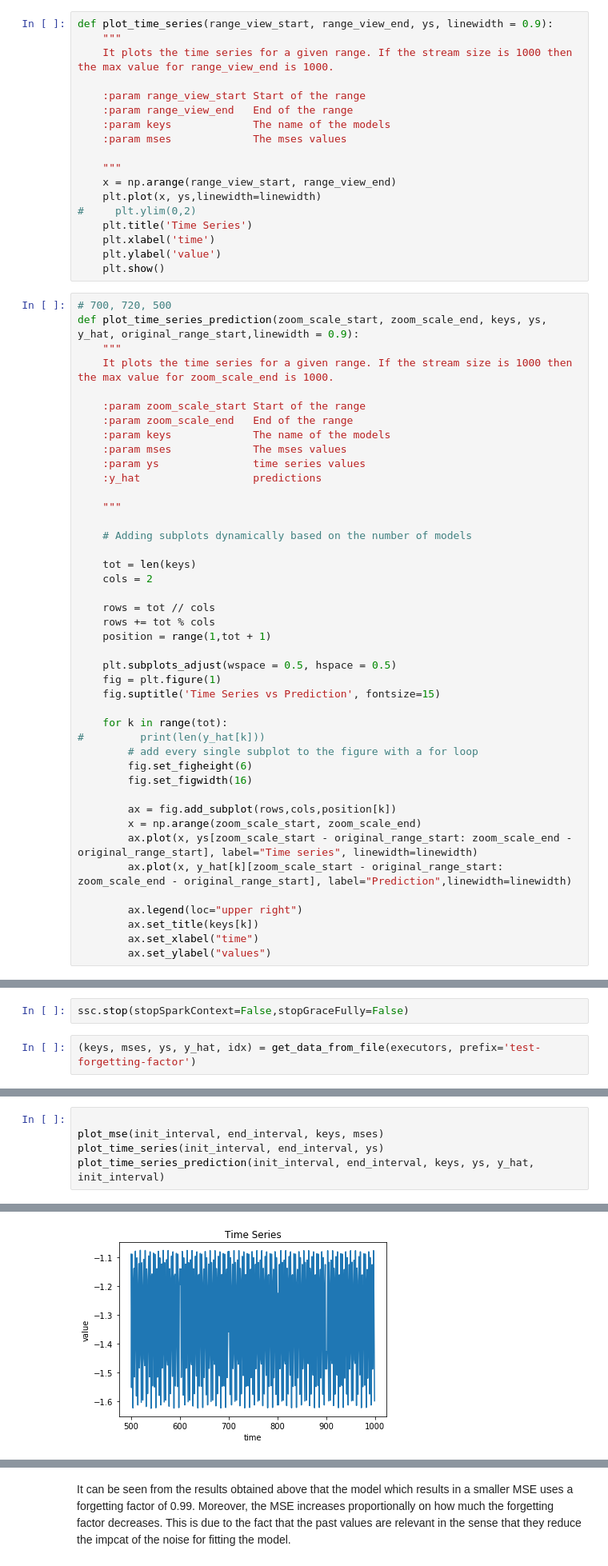
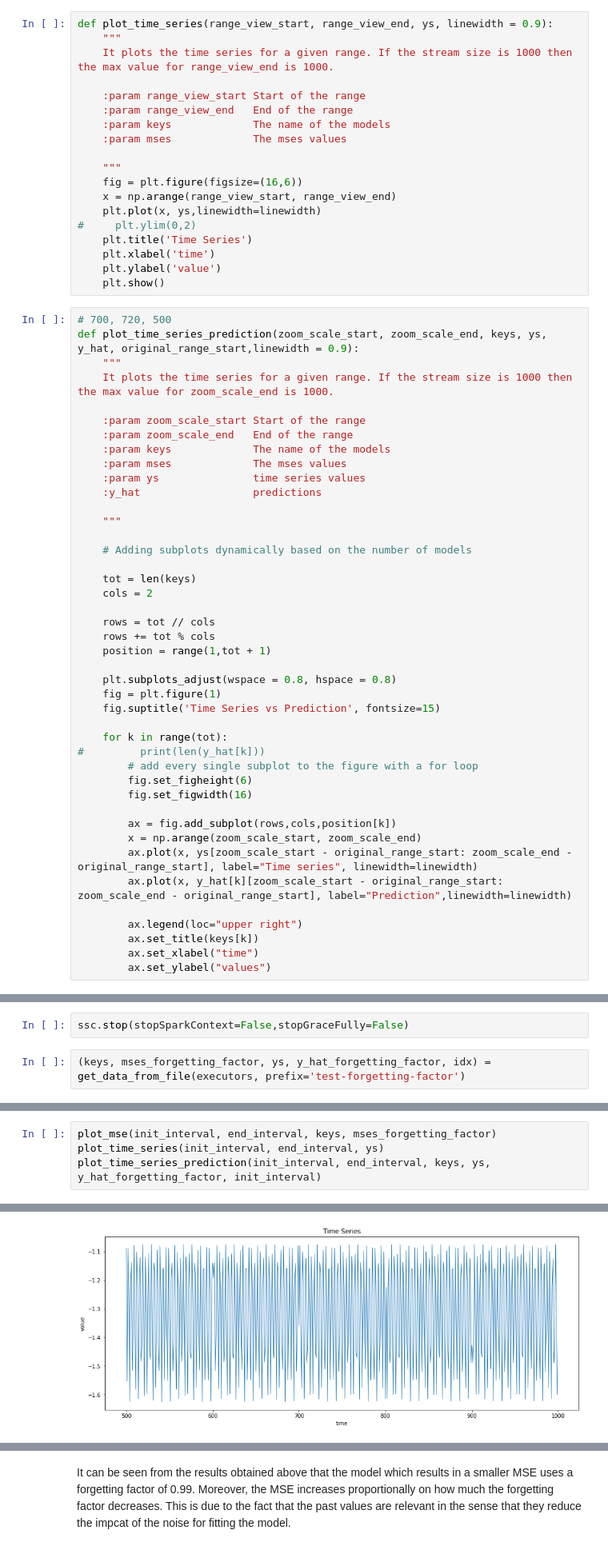
Before and after one commit to joangerard/time-series-predictor, a Jupyter notebook: src/consumer.ipynb, the cells around one changed output, grey strips where cells are left out. Shown at 80% size. Cells and saved outputs as stored; diff of their text form.

```diff
--- a/src/consumer.ipynb
+++ b/src/consumer.ipynb
@@ -174,6 +175,7 @@ def plot_time_series(range_view_start, range_view_end, ys, linewidth = 0.9):
     :param mses             The mses values
 
     """
+    fig = plt.figure(figsize=(16,6))
     x = np.arange(range_view_start, range_view_end)
     plt.plot(x, ys,linewidth=linewidth)
 #     plt.ylim(0,2)
@@ -205,7 +207,7 @@ def plot_time_series_prediction(zoom_scale_start, zoom_scale_end, keys, ys, y_ha
     rows += tot % cols
     position = range(1,tot + 1)
 
-    plt.subplots_adjust(wspace = 0.5, hspace = 0.5)
+    plt.subplots_adjust(wspace = 0.8, hspace = 0.8)
     fig = plt.figure(1)
     fig.suptitle('Time Series vs Prediction', fontsize=15)
 
@@ -597,4 +654,4 @@ ssc.start()
 # %%
 ssc.stop(stopSparkContext=False,stopGraceFully=False)
 # %%
-(keys, mses, ys, y_hat, idx) = get_data_from_file(executors, prefix='test-forgetting-factor')
+(keys, mses_forgetting_factor, ys, y_hat_forgetting_factor, idx) = get_data_from_file(executors, prefix='test-forgetting-factor')
@@ -601,8 +665,7 @@ ssc.stop(stopSparkContext=False,stopGraceFully=False)
 # %%
-
-plot_mse(init_interval, end_interval, keys, mses)
+plot_mse(init_interval, end_interval, keys, mses_forgetting_factor)
 plot_time_series(init_interval, end_interval, ys)
-plot_time_series_prediction(init_interval, end_interval, keys, ys, y_hat, init_interval)
+plot_time_series_prediction(init_interval, end_interval, keys, ys, y_hat_forgetting_factor, init_interval)
 # %% [output]
 [figure]
-[figure, old version]
+[figure, new version]
```
Also changed, not shown: parts of 63 cells of this notebook, 9 other files.
